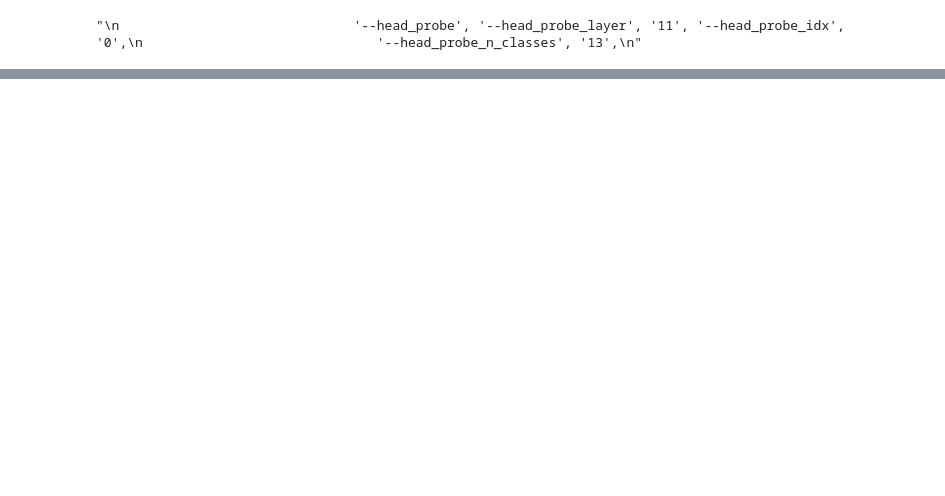
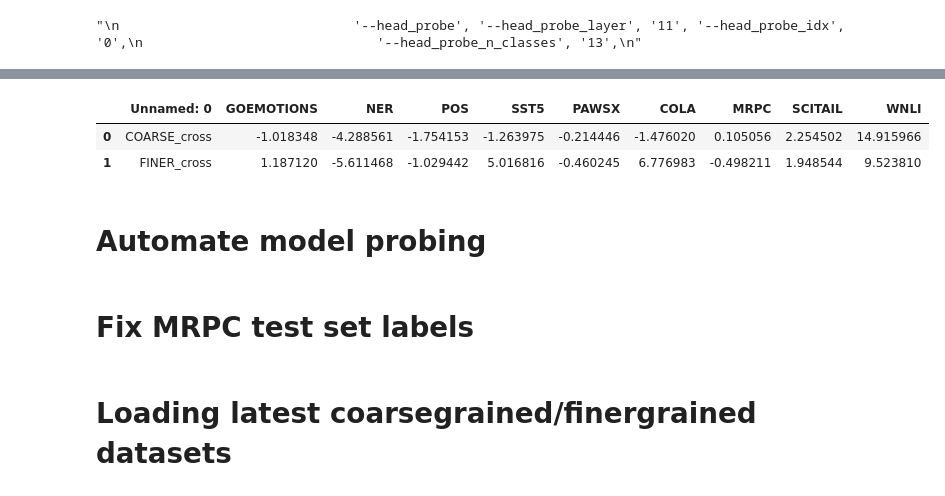
Before and after one commit to Aadil101/bert-probing, a Jupyter notebook: pipeline.ipynb, the cells around one changed output, grey strips where cells are left out. Saved outputs shown, nothing was run; the diff lists cells and outputs as text; code cells hidden in the pictures; blank space fills up the shorter version.

```diff
--- a/pipeline.ipynb
+++ b/pipeline.ipynb
@@ -715,0 +822,9 @@ loading from checkpoint/my_pawsx_exp_1/model_1_6176.pt
+# %%
+combined_df = pd.read_csv('/home/aadil/bert-probing/model_probe_outputs_history/seed_2018_only/final_results_mean.csv')
+combined_df
+# %% [output]
+|  | Unnamed: 0 | GOEMOTIONS | NER | POS | SST5 | PAWSX | COLA | MRPC | SCITAIL | WNLI |
+| 0 | COARSE_cross | -1.018348 | -4.288561 | -1.754153 | -1.263975 | -0.214446 | -1.476020 | 0.105056 | 2.254502 | 14.915966 |
+| 1 | FINER_cross | 1.187120 | -5.611468 | -1.029442 | 5.016816 | -0.460245 | 6.776983 | -0.498211 | 1.948544 | 9.523810 |
+# %% [markdown]
+# Automate model probing
@@ -715,0 +848,2 @@ loading from checkpoint/my_pawsx_exp_1/model_1_6176.pt
+# %% [markdown]
+# Fix MRPC test set labels
@@ -715,0 +866,2 @@ loading from checkpoint/my_pawsx_exp_1/model_1_6176.pt
+# %% [markdown]
+# Loading latest coarsegrained/finergrained datasets
```
Also changed, not shown: parts of 46 cells of this notebook, 48 other files.
